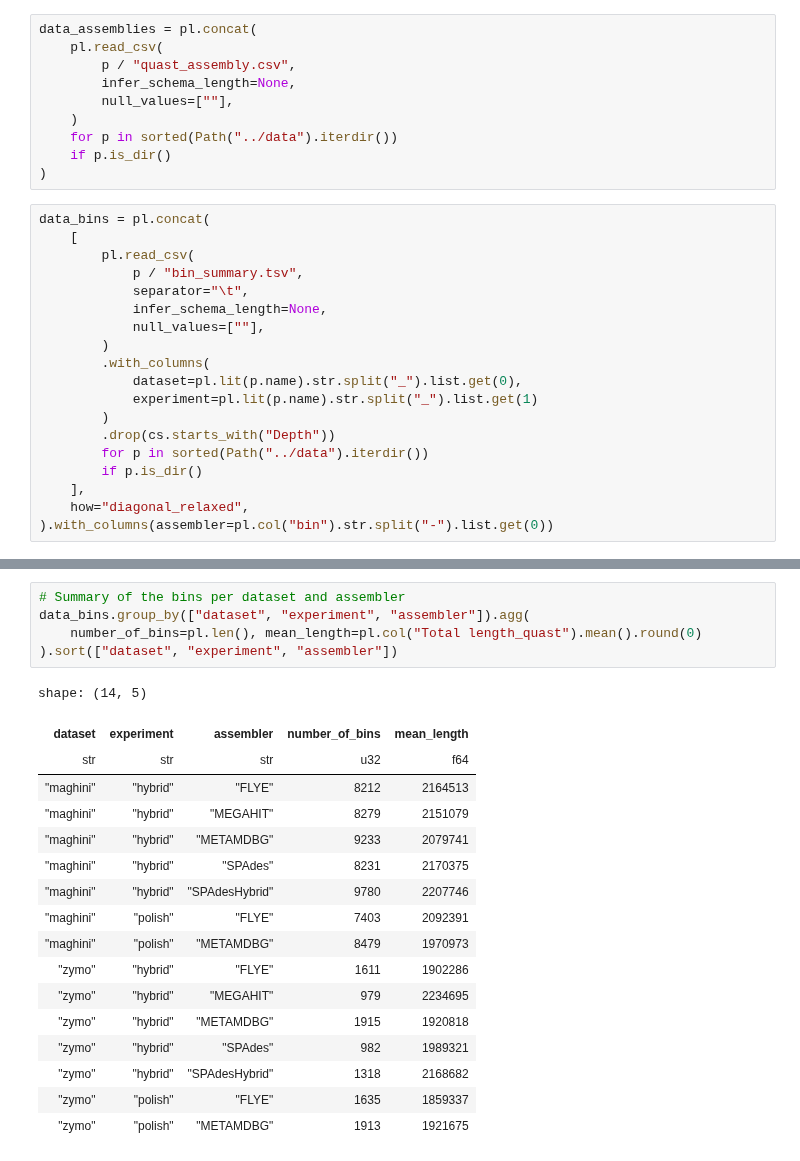
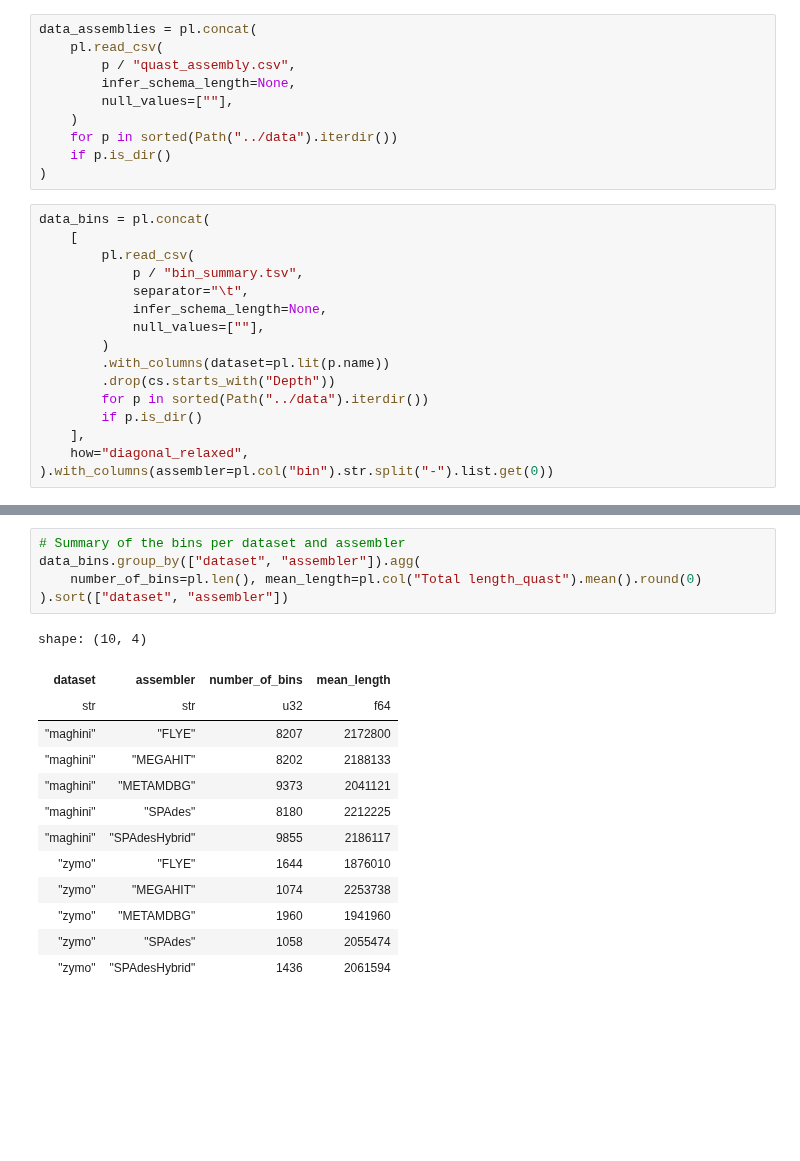
Before and after one commit to dialvarezs/nf-core-mag-benchmarks, a Jupyter notebook: notebooks/01_basic_metrics.ipynb, the cells around one changed output, grey strips where cells are left out. Drawn from its saved outputs; the diff is of its cells as text; blank space fills up the shorter version.

```diff
--- a/notebooks/01_basic_metrics.ipynb
+++ b/notebooks/01_basic_metrics.ipynb
@@ -27,10 +27,7 @@ data_bins = pl.concat(
             infer_schema_length=None,
             null_values=[""],
         )
-        .with_columns(
-            dataset=pl.lit(p.name).str.split("_").list.get(0),
-            experiment=pl.lit(p.name).str.split("_").list.get(1)
-        )
+        .with_columns(dataset=pl.lit(p.name))
         .drop(cs.starts_with("Depth"))
         for p in sorted(Path("../data").iterdir())
         if p.is_dir()
@@ -65,23 +58,19 @@ shape: (14, 6)
 # %%
 # Summary of the bins per dataset and assembler
-data_bins.group_by(["dataset", "experiment", "assembler"]).agg(
+data_bins.group_by(["dataset", "assembler"]).agg(
     number_of_bins=pl.len(), mean_length=pl.col("Total length_quast").mean().round(0)
-).sort(["dataset", "experiment", "assembler"])
+).sort(["dataset", "assembler"])
 # %% [output]
-shape: (14, 5)
+shape: (10, 4)
-| dataset | experiment | assembler | number_of_bins | mean_length |
-| str | str | str | u32 | f64 |
-| "maghini" | "hybrid" | "FLYE" | 8212 | 2164513 |
-| "maghini" | "hybrid" | "MEGAHIT" | 8279 | 2151079 |
-| "maghini" | "hybrid" | "METAMDBG" | 9233 | 2079741 |
-| "maghini" | "hybrid" | "SPAdes" | 8231 | 2170375 |
-| "maghini" | "hybrid" | "SPAdesHybrid" | 9780 | 2207746 |
-| "maghini" | "polish" | "FLYE" | 7403 | 2092391 |
-| "maghini" | "polish" | "METAMDBG" | 8479 | 1970973 |
-| "zymo" | "hybrid" | "FLYE" | 1611 | 1902286 |
-| "zymo" | "hybrid" | "MEGAHIT" | 979 | 2234695 |
-| "zymo" | "hybrid" | "METAMDBG" | 1915 | 1920818 |
-| "zymo" | "hybrid" | "SPAdes" | 982 | 1989321 |
-| "zymo" | "hybrid" | "SPAdesHybrid" | 1318 | 2168682 |
-| "zymo" | "polish" | "FLYE" | 1635 | 1859337 |
-| "zymo" | "polish" | "METAMDBG" | 1913 | 1921675 |
+| dataset | assembler | number_of_bins | mean_length |
+| str | str | u32 | f64 |
+| "maghini" | "FLYE" | 8207 | 2172800 |
+| "maghini" | "MEGAHIT" | 8202 | 2188133 |
+| "maghini" | "METAMDBG" | 9373 | 2041121 |
+| "maghini" | "SPAdes" | 8180 | 2212225 |
+| "maghini" | "SPAdesHybrid" | 9855 | 2186117 |
+| "zymo" | "FLYE" | 1644 | 1876010 |
+| "zymo" | "MEGAHIT" | 1074 | 2253738 |
+| "zymo" | "METAMDBG" | 1960 | 1941960 |
+| "zymo" | "SPAdes" | 1058 | 2055474 |
+| "zymo" | "SPAdesHybrid" | 1436 | 2061594 |
```
Also changed, not shown: parts of 1 cell of this notebook, 6 other files.
